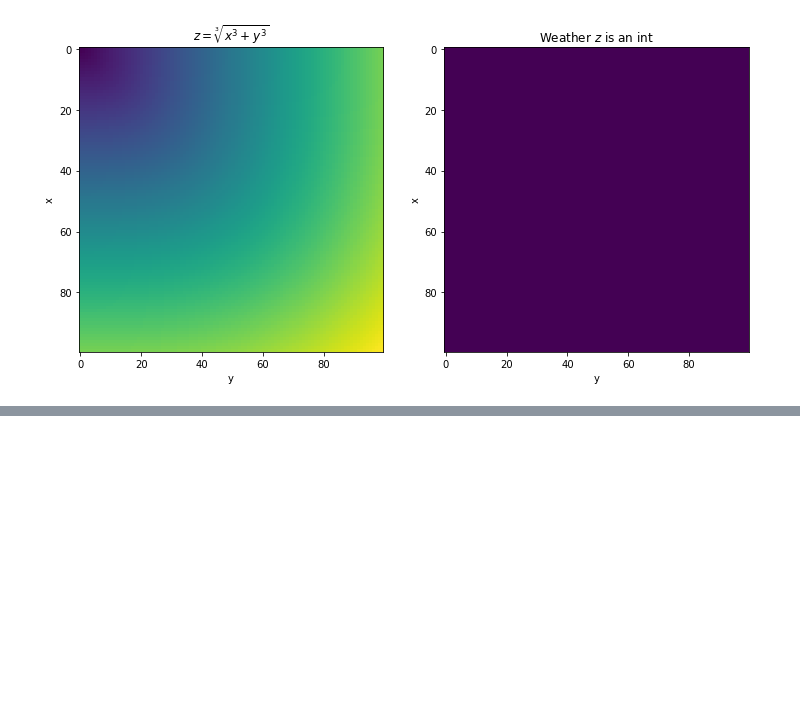
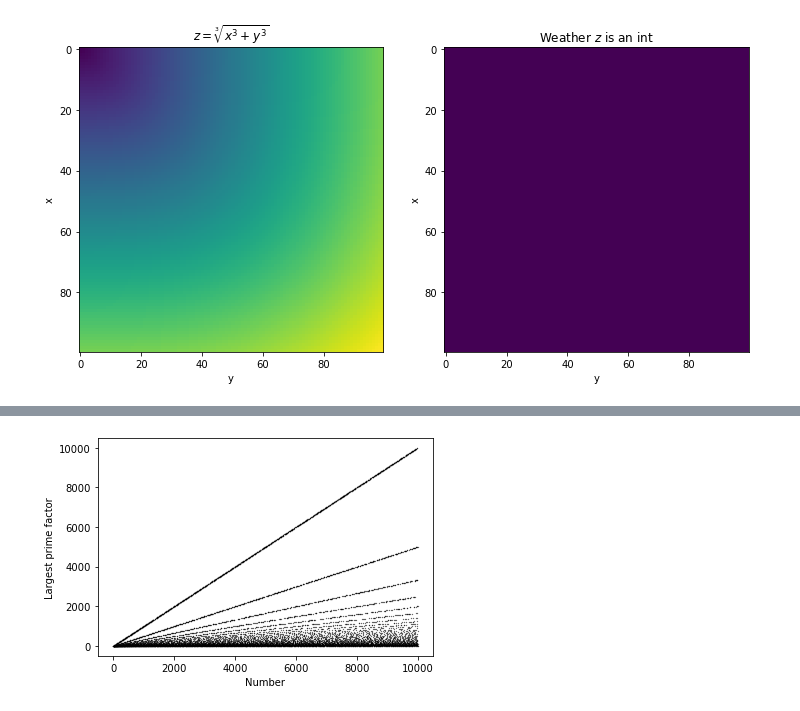
Before and after one commit to pawelztef/maths_pyt, a Jupyter notebook: number_theory.ipynb, the cells around one changed output, grey strips where cells are left out. Cells and saved outputs as stored; diff of their text form; code cells hidden in the pictures; blank space fills up the shorter version.

Commit message:
number theory

```diff
--- a/number_theory.ipynb
+++ b/number_theory.ipynb
@@ -101,0 +115,20 @@ plt.show()
+# %%
+import numpy as np
+import sympy as sym
+import matplotlib.pyplot as plt
+
+maxN = 10000
+largestPrimeFact = np.zeros(maxN+1, dtype=int)
+
+
+for i in range(2, maxN+1):
+    largestPrimeFact[i] = np.max(sym.primefactors(i))
+
+largestPrimeFact = largestPrimeFact[largestPrimeFact != 0] # removing zeroes
+
+plt.plot(largestPrimeFact, 'k.', markersize=.5)
+plt.ylabel('Largest prime factor')
+plt.xlabel('Number')
+plt.show()
+# %% [output]
+[figure, added]
```
Also changed, not shown: parts of 2 cells of this notebook.
